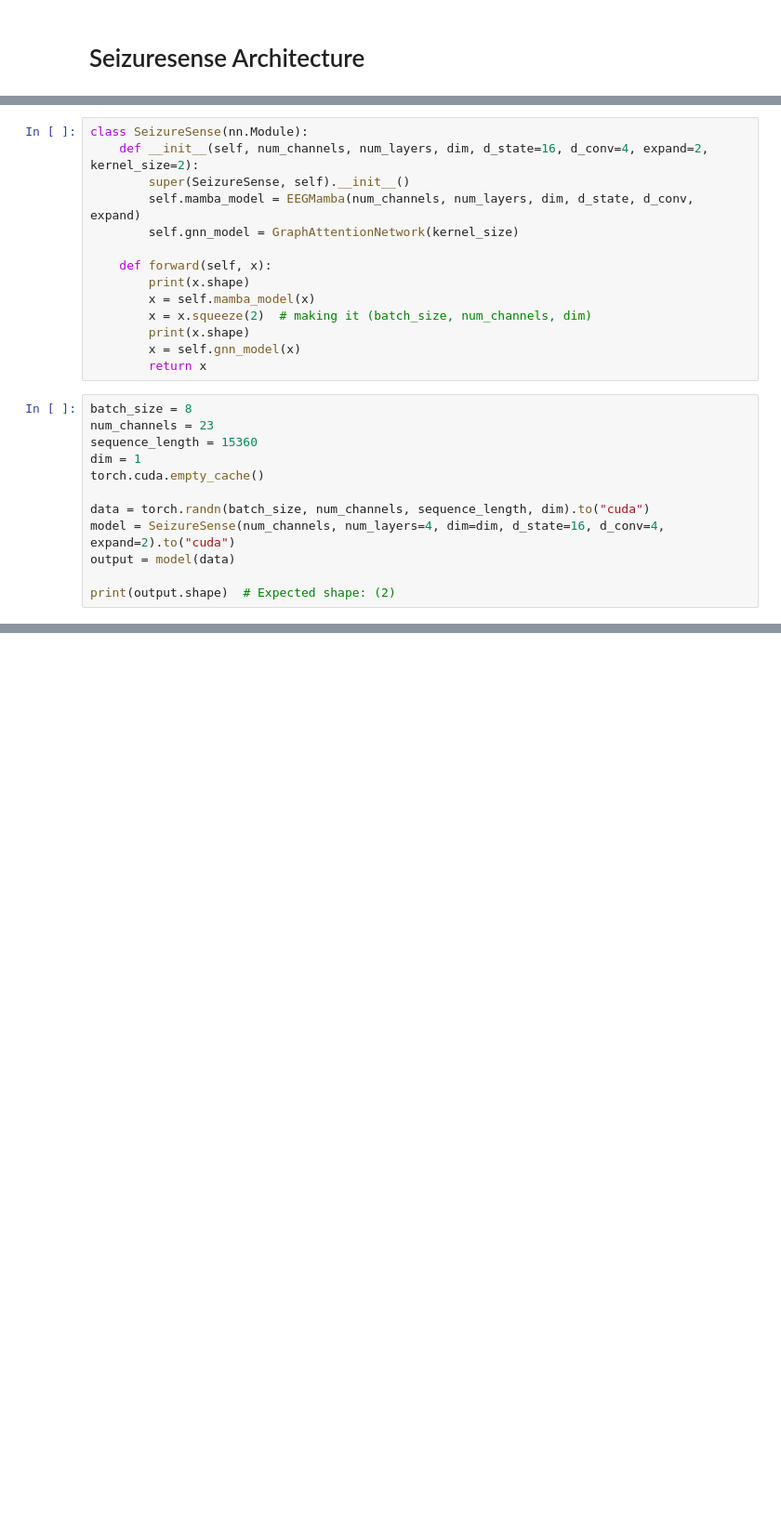
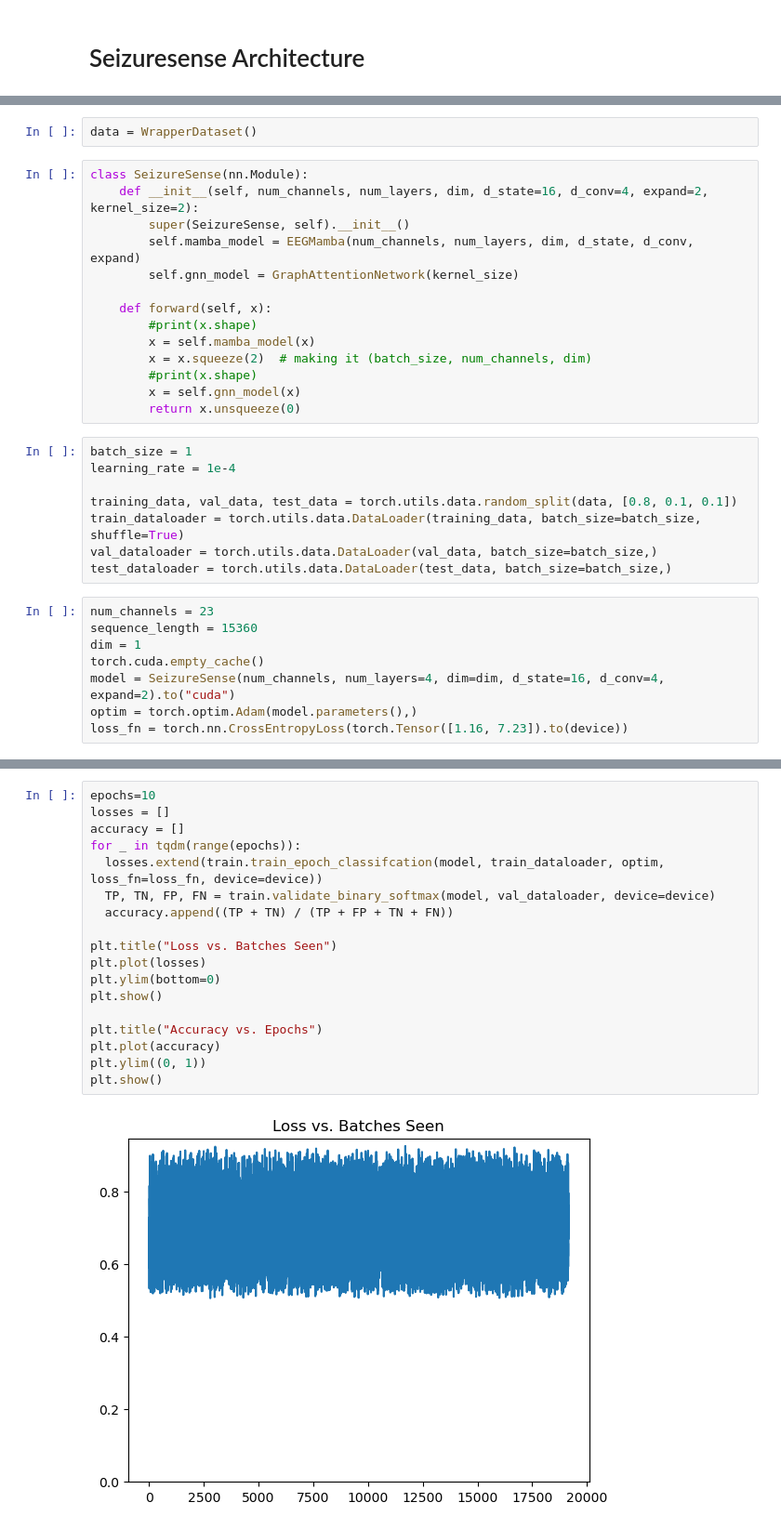
Before and after one commit to bell-boy/SeizureSense, a Jupyter notebook: SeizureSense_architecture.ipynb, the cells around one changed output, grey strips where cells are left out. Shown at 93% size. Drawn from its saved outputs; the diff is of its cells as text; blank space fills up the shorter version.

```diff
--- a/SeizureSense_architecture.ipynb
+++ b/SeizureSense_architecture.ipynb
@@ -178,3 +176,5 @@ class GraphAttentionNetwork(nn.Module):
+# %%
+data = WrapperDataset()
 # %%
 class SeizureSense(nn.Module):
     def __init__(self, num_channels, num_layers, dim, d_state=16, d_conv=4, expand=2, kernel_size=2):
@@ -183,21 +183,25 @@ class SeizureSense(nn.Module):
         self.gnn_model = GraphAttentionNetwork(kernel_size)
 
     def forward(self, x):
-        print(x.shape)
+        #print(x.shape)
         x = self.mamba_model(x)
         x = x.squeeze(2)  # making it (batch_size, num_channels, dim)
-        print(x.shape)
+        #print(x.shape)
         x = self.gnn_model(x)
-        return x
+        return x.unsqueeze(0)
+# %%
+batch_size = 1
+learning_rate = 1e-4
+
+training_data, val_data, test_data = torch.utils.data.random_split(data, [0.8, 0.1, 0.1])
+train_dataloader = torch.utils.data.DataLoader(training_data, batch_size=batch_size, shuffle=True)
+val_dataloader = torch.utils.data.DataLoader(val_data, batch_size=batch_size,)
+test_dataloader = torch.utils.data.DataLoader(test_data, batch_size=batch_size,)
 # %%
-batch_size = 8
 num_channels = 23
 sequence_length = 15360
 dim = 1
 torch.cuda.empty_cache()
-
-data = torch.randn(batch_size, num_channels, sequence_length, dim).to("cuda")
 model = SeizureSense(num_channels, num_layers=4, dim=dim, d_state=16, d_conv=4, expand=2).to("cuda")
-output = model(data)
-
-print(output.shape)  # Expected shape: (2)
+optim = torch.optim.Adam(model.parameters(),)
+loss_fn = torch.nn.CrossEntropyLoss(torch.Tensor([1.16, 7.23]).to(device))
@@ -207,0 +214,20 @@ torch.Size([2])
+# %%
+epochs=10
+losses = []
+accuracy = []
+for _ in tqdm(range(epochs)):
+  losses.extend(train.train_epoch_classifcation(model, train_dataloader, optim, loss_fn=loss_fn, device=device))
+  TP, TN, FP, FN = train.validate_binary_softmax(model, val_dataloader, device=device)
+  accuracy.append((TP + TN) / (TP + FP + TN + FN))
+
+plt.title("Loss vs. Batches Seen")
+plt.plot(losses)
+plt.ylim(bottom=0)
+plt.show()
+
+plt.title("Accuracy vs. Epochs")
+plt.plot(accuracy)
+plt.ylim((0, 1))
+plt.show()
+# %% [output]
+[figure, added]
```
Also changed, not shown: parts of 7 cells of this notebook, 9 other files.
